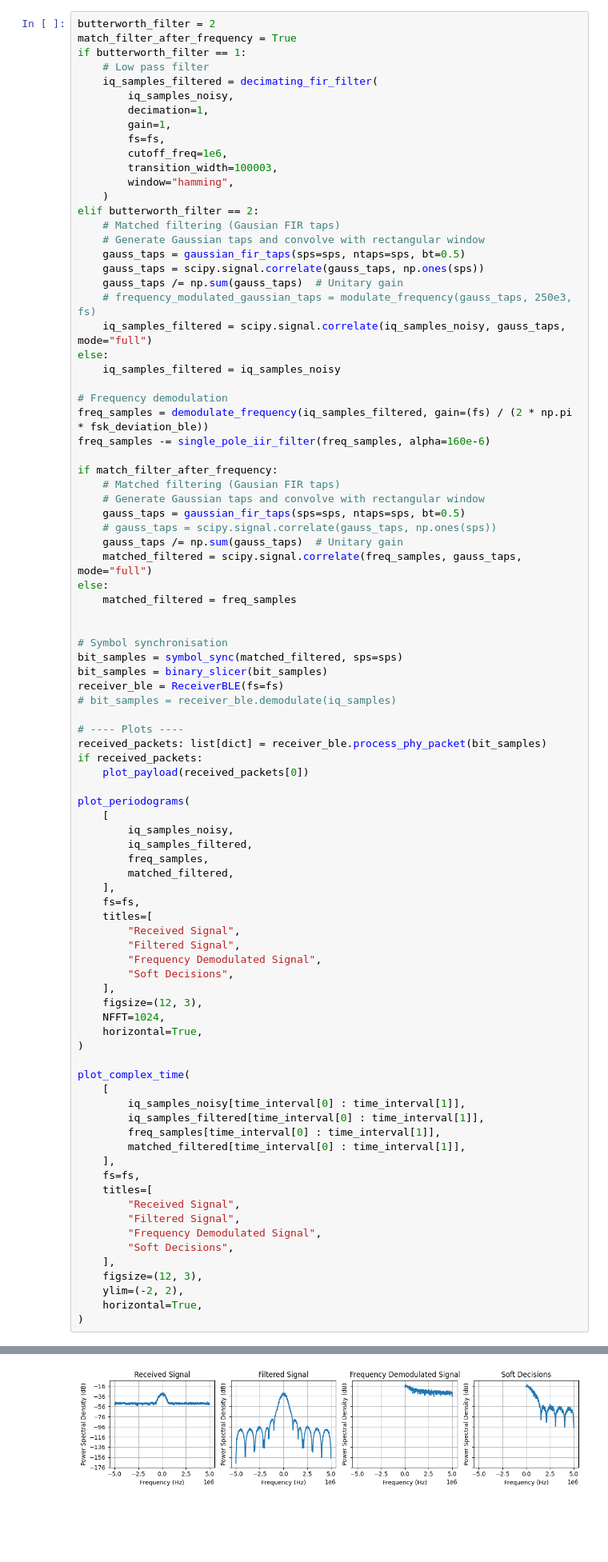
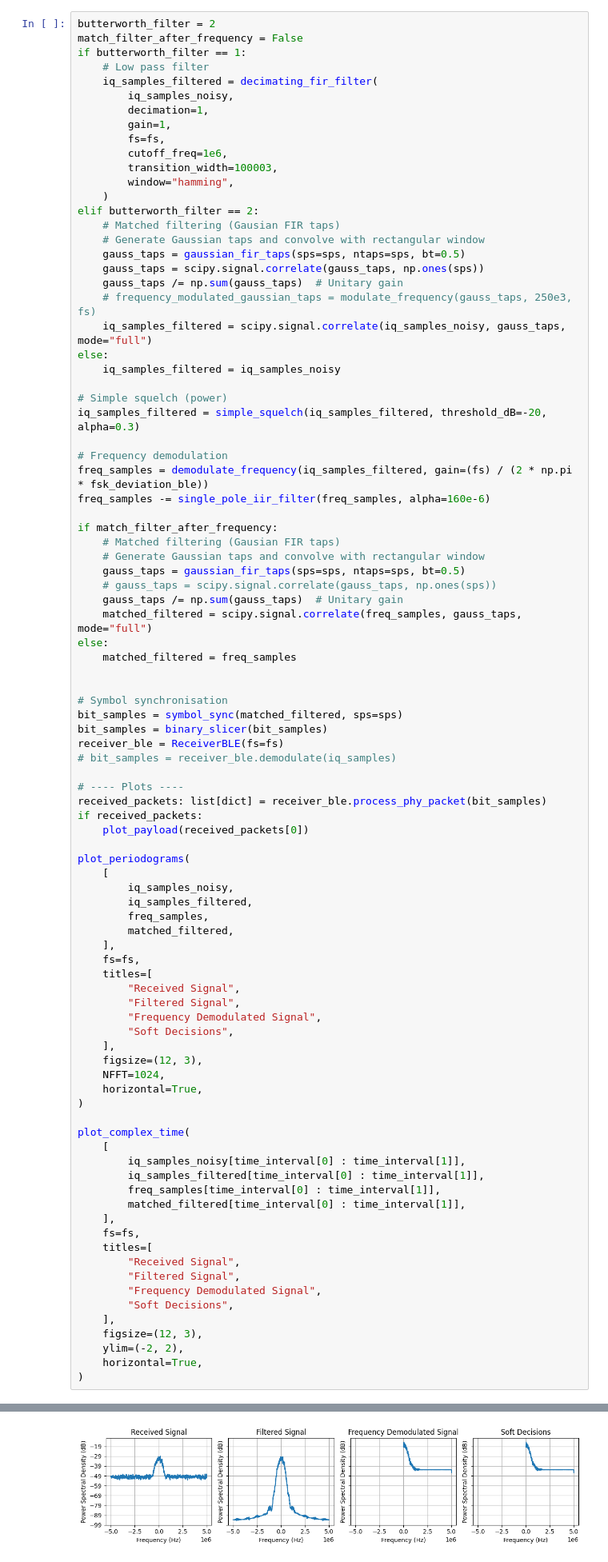
Before and after one commit to SDMote/SDR_projects, a Jupyter notebook: python_phy/jupyter_notebooks/ble_matched_filter_prototype.ipynb, the cells around one changed output, grey strips where cells are left out. Shown at 80% size. Cells and saved outputs as stored; diff of their text form; blank space fills up the shorter version.

```diff
--- a/python_phy/jupyter_notebooks/ble_matched_filter_prototype.ipynb
+++ b/python_phy/jupyter_notebooks/ble_matched_filter_prototype.ipynb
@@ -55,7 +55,7 @@ plot_complex_time(
 Applying matched filtering before frequency demodulating yields better results
 # %%
 butterworth_filter = 2
-match_filter_after_frequency = True
+match_filter_after_frequency = False
 if butterworth_filter == 1:
     # Low pass filter
     iq_samples_filtered = decimating_fir_filter(
@@ -77,6 +77,9 @@ elif butterworth_filter == 2:
     iq_samples_filtered = scipy.signal.correlate(iq_samples_noisy, gauss_taps, mode="full")
 else:
     iq_samples_filtered = iq_samples_noisy
+
+# Simple squelch (power)
+iq_samples_filtered = simple_squelch(iq_samples_filtered, threshold_dB=-20, alpha=0.3)
 
 # Frequency demodulation
 freq_samples = demodulate_frequency(iq_samples_filtered, gain=(fs) / (2 * np.pi * fsk_deviation_ble))
@@ -116,31 +119,31 @@ plot_periodograms(
         "Received Signal",
         "Filtered Signal",
         "Frequency Demodulated Signal",
         "Soft Decisions",
     ],
     figsize=(12, 3),
     NFFT=1024,
     horizontal=True,
 )
 
 plot_complex_time(
     [
         iq_samples_noisy[time_interval[0] : time_interval[1]],
         iq_samples_filtered[time_interval[0] : time_interval[1]],
         freq_samples[time_interval[0] : time_interval[1]],
         matched_filtered[time_interval[0] : time_interval[1]],
     ],
     fs=fs,
     titles=[
         "Received Signal",
         "Filtered Signal",
         "Frequency Demodulated Signal",
         "Soft Decisions",
     ],
     figsize=(12, 3),
     ylim=(-2, 2),
     horizontal=True,
 )
 # %% [output]
 [figure]
-[figure, old version]
+[figure, new version]
```
Also changed, not shown: parts of 4 cells of this notebook, 3 other files.
